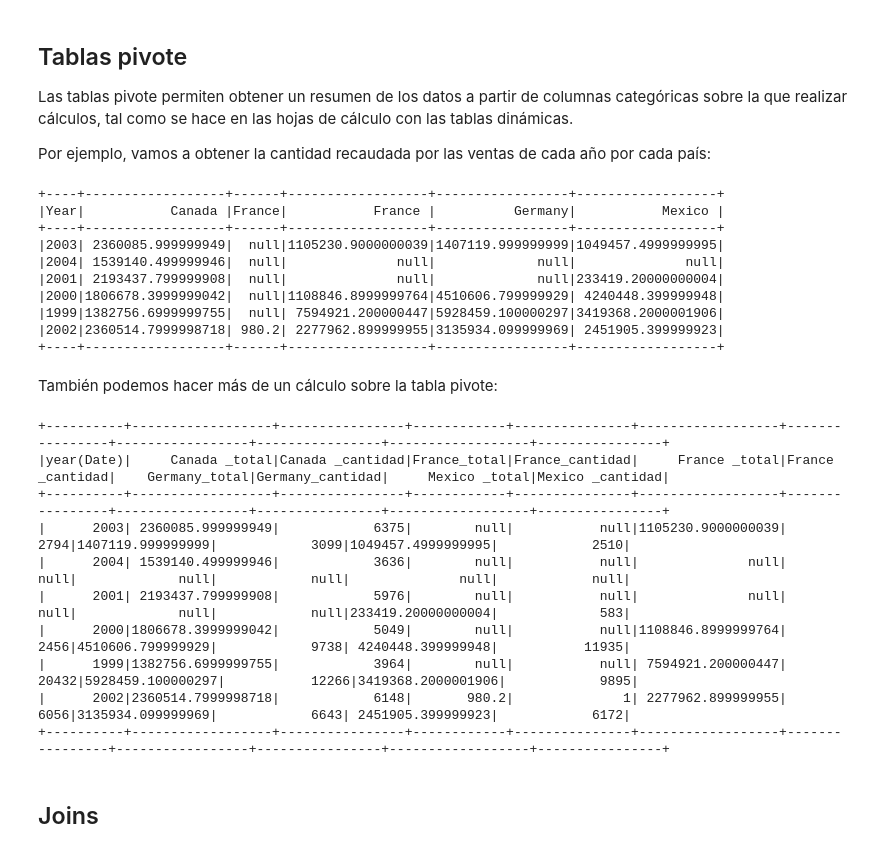
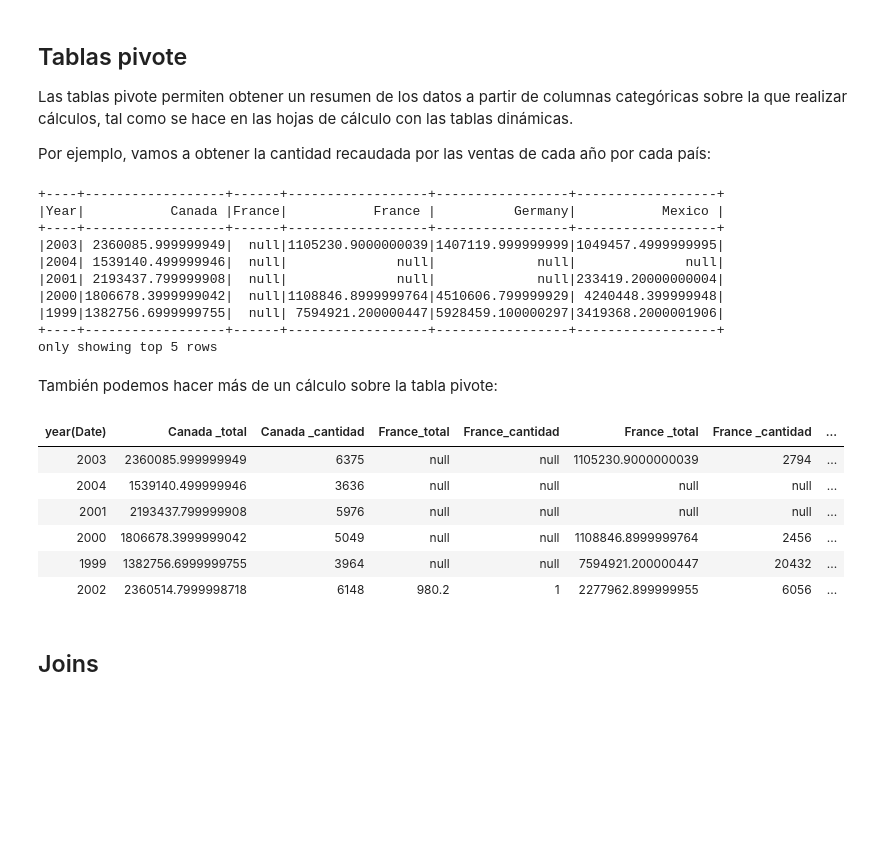
Before and after one commit to leo-narvaez/dataframes-api, a Jupyter notebook: solutions/notebook.ipynb, the cells around one changed output. Drawn from its saved outputs; the diff is of its cells as text; code cells hidden in the pictures; blank space fills up the shorter version.

```diff
--- a/solutions/notebook.ipynb
+++ b/solutions/notebook.ipynb
@@ -265,7 +265,7 @@ Por ejemplo, vamos a obtener la cantidad recaudada por las ventas de cada año p
 # %%
 from pyspark.sql.functions import year
 
-df.groupBy(year("Date").alias("Year")).pivot("Country").sum("Revenue").show()
+df.groupBy(year("Date").alias("Year")).pivot("Country").sum("Revenue").show(5)
 # %% [output]
 +----+------------------+------+------------------+-----------------+------------------+
 |Year|           Canada |France|           France |          Germany|           Mexico |
@@ -275,23 +275,20 @@ df.groupBy(year("Date").alias("Year")).pivot("Country").sum("Revenue").show()
 |2001| 2193437.799999908|  null|              null|             null|233419.20000000004|
 |2000|1806678.3999999042|  null|1108846.8999999764|4510606.799999929| 4240448.399999948|
 |1999|1382756.6999999755|  null| 7594921.200000447|5928459.100000297|3419368.2000001906|
-|2002|2360514.7999998718| 980.2| 2277962.899999955|3135934.099999969| 2451905.399999923|
 +----+------------------+------+------------------+-----------------+------------------+
+only showing top 5 rows
 # %% [markdown]
 También podemos hacer más de un cálculo sobre la tabla pivote:
 # %%
-df.groupBy(year("Date")).pivot("Country").agg(sum("Revenue").alias("total"), sum("Units").alias("cantidad")).show()
+df.groupBy(year("Date")).pivot("Country").agg(sum("Revenue").alias("total"), sum("Units").alias("cantidad")).display()
 # %% [output]
-+----------+------------------+----------------+------------+---------------+------------------+----------------+-----------------+----------------+------------------+----------------+
-|year(Date)|     Canada _total|Canada _cantidad|France_total|France_cantidad|     France _total|France _cantidad|    Germany_total|Germany_cantidad|     Mexico _total|Mexico _cantidad|
-+----------+------------------+----------------+------------+---------------+------------------+----------------+-----------------+----------------+------------------+----------------+
-|      2003| 2360085.999999949|            6375|        null|           null|1105230.9000000039|            2794|1407119.999999999|            3099|1049457.4999999995|            2510|
-|      2004| 1539140.499999946|            3636|        null|           null|              null|            null|             null|            null|              null|            null|
-|      2001| 2193437.799999908|            5976|        null|           null|              null|            null|             null|            null|233419.20000000004|             583|
-|      2000|1806678.3999999042|            5049|        null|           null|1108846.8999999764|            2456|4510606.799999929|            9738| 4240448.399999948|           11935|
-|      1999|1382756.6999999755|            3964|        null|           null| 7594921.200000447|           20432|5928459.100000297|           12266|3419368.2000001906|            9895|
-|      2002|2360514.7999998718|            6148|       980.2|              1| 2277962.899999955|            6056|3135934.099999969|            6643| 2451905.399999923|            6172|
-+----------+------------------+----------------+------------+---------------+------------------+----------------+-----------------+----------------+------------------+----------------+
+| year(Date) | Canada _total | Canada _cantidad | France_total | France_cantidad | France _total | France _cantidad | ... |
+| 2003 | 2360085.999999949 | 6375 | null | null | 1105230.9000000039 | 2794 | ... |
+| 2004 | 1539140.499999946 | 3636 | null | null | null | null | ... |
+| 2001 | 2193437.799999908 | 5976 | null | null | null | null | ... |
+| 2000 | 1806678.3999999042 | 5049 | null | null | 1108846.8999999764 | 2456 | ... |
+| 1999 | 1382756.6999999755 | 3964 | null | null | 7594921.200000447 | 20432 | ... |
+| 2002 | 2360514.7999998718 | 6148 | 980.2 | 1 | 2277962.899999955 | 6056 | ... |
 # %% [markdown]
 ## Joins
 # %% [markdown]
```
Also changed, not shown: parts of 89 cells of this notebook.
